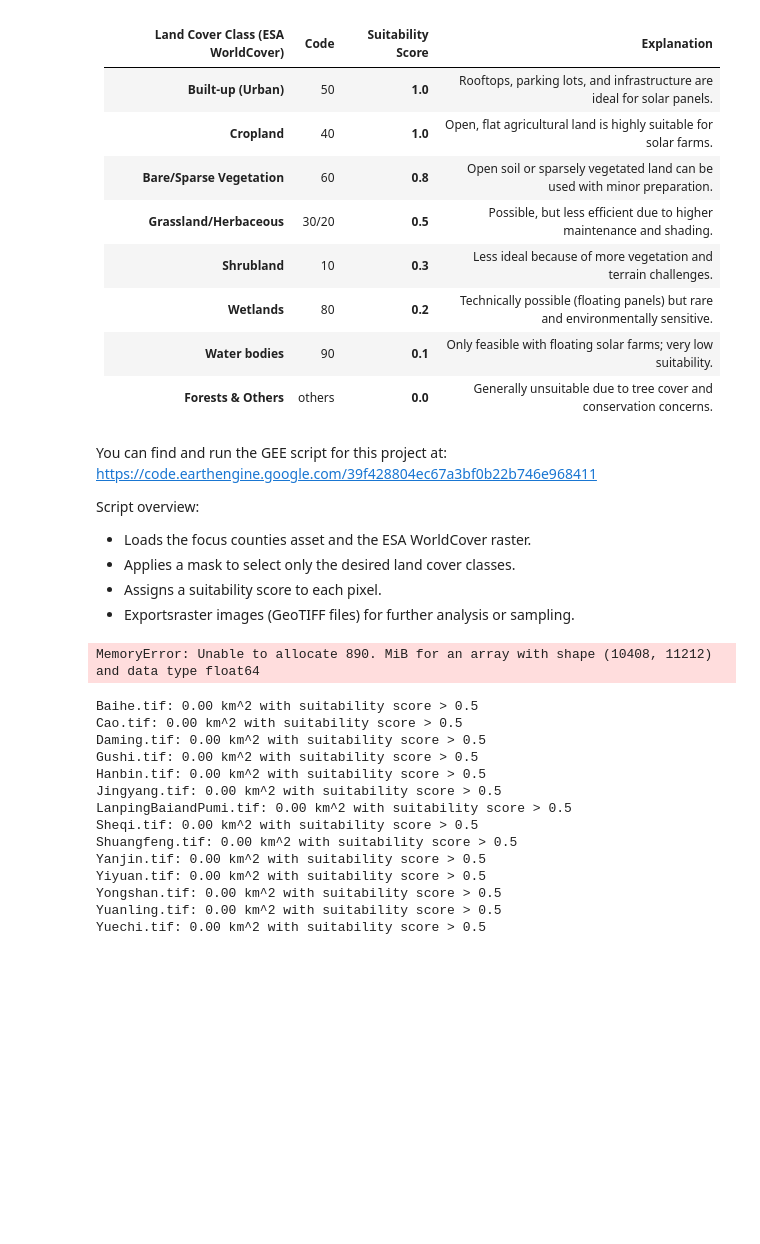
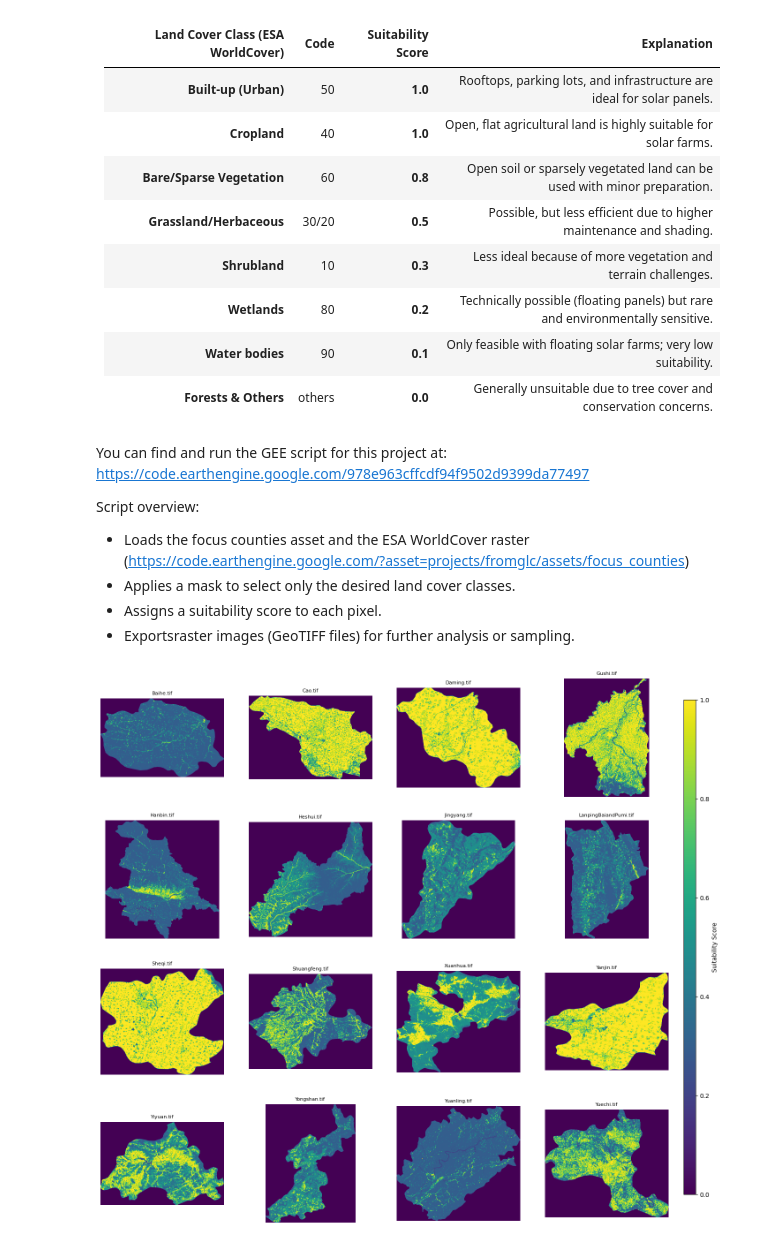
Before and after one commit to XinranHf/solar-data-china, a Jupyter notebook: scripts/satellite_image/counties_focus.ipynb, the cells around one changed output. Cells and saved outputs as stored; diff of their text form; code cells hidden in the pictures; blank space fills up the shorter version.

```diff
--- a/scripts/satellite_image/counties_focus.ipynb
+++ b/scripts/satellite_image/counties_focus.ipynb
@@ -464,15 +451,16 @@ all_counties_df.to_csv("../../focus_counties.csv", index=False, encoding="utf-8"
 For sampling, we will use the Google Static Maps API to obtain satellite images of each county.
 We aim to optimize  the number of samples required while still ensuring adequate coverage of each area.
 # %%
-focus_gdf = gpd.GeoDataFrame(all_counties_df, geometry='geometry')
+all_counties_df["geometry"] = all_counties_df["geometry"].apply(shape)
+
+focus_gdf = gpd.GeoDataFrame(all_counties_df, geometry="geometry")
 # %%
 # Calculate the best UTM zone for each county based on centroid longitude
 def get_utm_zone(longitude):
     """Given a longitude in degrees, return the UTM zone number (1-60)."""
-    return int((longitude + 180) / 6) + 1
+    return int((longitude + 180) // 6) + 1
 
 # Compute centroid longitude for each county
-focus_gdf = gpd.GeoDataFrame(all_counties_df, geometry='geometry')
 focus_gdf['centroid_lon'] = focus_gdf.geometry.centroid.x
 
 # Assign UTM zone for each county
@@ -604,11 +599,11 @@ We assign a suitability score to each land cover type based on its appropriatene
 | **Forests & Others**                  | others   | **0.0**               | Generally unsuitable due to tree cover and conservation concerns.              |
 # %% [markdown]
 You can find and run the GEE script for this project at:
-https://code.earthengine.google.com/39f428804ec67a3bf0b22b746e968411
+https://code.earthengine.google.com/978e963cffcdf94f9502d9399da77497
 
 
 Script overview:
-- Loads the focus counties asset and the ESA WorldCover raster.
+- Loads the focus counties asset and the ESA WorldCover raster (https://code.earthengine.google.com/?asset=projects/fromglc/assets/focus_counties)
 - Applies a mask to select only the desired land cover classes.
 - Assigns a suitability score to each pixel.
 - Exportsraster images (GeoTIFF files) for further analysis or sampling.
@@ -615,84 +614,42 @@ Script overview:
 # %%
-# Directory containing the exported GeoTIFFs from GEE
-gee_export_dir = "../../GEE_exports"
-tif_files = [f for f in os.listdir(gee_export_dir) if f.endswith(".tif")]
-
 n_files = len(tif_files)
 n_cols = 4
 n_rows = int(np.ceil(n_files / n_cols))
 
-fig, axes = plt.subplots(n_rows, n_cols, figsize=(4 * n_cols, 4 * n_rows))
+# Leave extra space on the right for the colorbar by adjusting the figure size
+fig_width = 4 * n_cols + 1.5  # add space for colorbar
+fig, axes = plt.subplots(n_rows, n_cols, figsize=(fig_width, 4 * n_rows))
 axes = axes.flatten()
 
-# Plot all images and add a general colorbar (legend) for suitability score
 im = None  # Will hold the last image handle for colorbar
 
 for idx, filename in enumerate(tif_files):
     tif_path = os.path.join(gee_export_dir, filename)
     with rasterio.open(tif_path) as src:
         data = src.read(1)
         # Mask out nodata values
         if src.nodata is not None:
             mask = (data != src.nodata)
             data = np.where(mask, data, np.nan)
         else:
             data = data.astype(float)
     ax = axes[idx]
     im = ax.imshow(data, cmap='viridis', vmin=0, vmax=1)
     ax.set_title(filename, fontsize=8)
     ax.axis('off')
 
 # Hide any unused subplots
 for j in range(idx + 1, len(axes)):
     axes[j].axis('off')
 
-# Add a general colorbar (legend) for suitability score
-cbar = fig.colorbar(im, ax=axes, orientation='horizontal', fraction=0.03, pad=0.04)
+# Make space for the colorbar on the right
+fig.subplots_adjust(right=0.86)  # Shrink the grid to leave space for colorbar
+
+# Add a dedicated axis for the colorbar (not overlaying images)
+cbar_ax = fig.add_axes([0.88, 0.15, 0.015, 0.7])  # [left, bottom, width, height]
+cbar = fig.colorbar(im, cax=cbar_ax)
 cbar.set_label('Suitability Score', fontsize=10)
 
-plt.tight_layout()
 plt.show()
 # %% [output]
-MemoryError: Unable to allocate 890. MiB for an array with shape (10408, 11212) and data type float64
+[figure, added]
-# %%
-# Directory containing the exported GeoTIFFs from GEE
-gee_export_dir = "../../GEE_exports"
-
-# Dictionary to store results
-area_above_0_5 = {}
-
-for filename in os.listdir(gee_export_dir):
-    if filename.endswith(".tif"):
-        tif_path = os.path.join(gee_export_dir, filename)
-        with rasterio.open(tif_path) as src:
-            data = src.read(1)  # Read first band
-            # Mask out nodata values
-            if src.nodata is not None:
-                mask = (data != src.nodata)
-            else:
-                mask = np.ones_like(data, dtype=bool)
-            # Pixels with score > 0.5
-            suitable = (data > 0.5) & mask
-            # Calculate area: pixel count * pixel area (in m^2)
-            pixel_area = abs(src.transform[0] * src.transform[4])  # Usually negative, so abs
-            total_area_m2 = np.sum(suitable) * pixel_area
-            area_above_0_5[filename] = total_area_m2
-
-# Print results
-for tif, area in area_above_0_5.items():
-    print(f"{tif}: {area/1e6:.2f} km^2 with suitability score > 0.5")
-# %% [output]
-Baihe.tif: 0.00 km^2 with suitability score > 0.5
-Cao.tif: 0.00 km^2 with suitability score > 0.5
-Daming.tif: 0.00 km^2 with suitability score > 0.5
-Gushi.tif: 0.00 km^2 with suitability score > 0.5
-Hanbin.tif: 0.00 km^2 with suitability score > 0.5
-Jingyang.tif: 0.00 km^2 with suitability score > 0.5
-LanpingBaiandPumi.tif: 0.00 km^2 with suitability score > 0.5
-Sheqi.tif: 0.00 km^2 with suitability score > 0.5
-Shuangfeng.tif: 0.00 km^2 with suitability score > 0.5
-Yanjin.tif: 0.00 km^2 with suitability score > 0.5
-Yiyuan.tif: 0.00 km^2 with suitability score > 0.5
-Yongshan.tif: 0.00 km^2 with suitability score > 0.5
-Yuanling.tif: 0.00 km^2 with suitability score > 0.5
-Yuechi.tif: 0.00 km^2 with suitability score > 0.5
```
Also changed, not shown: parts of 21 cells of this notebook, 28 other files.
